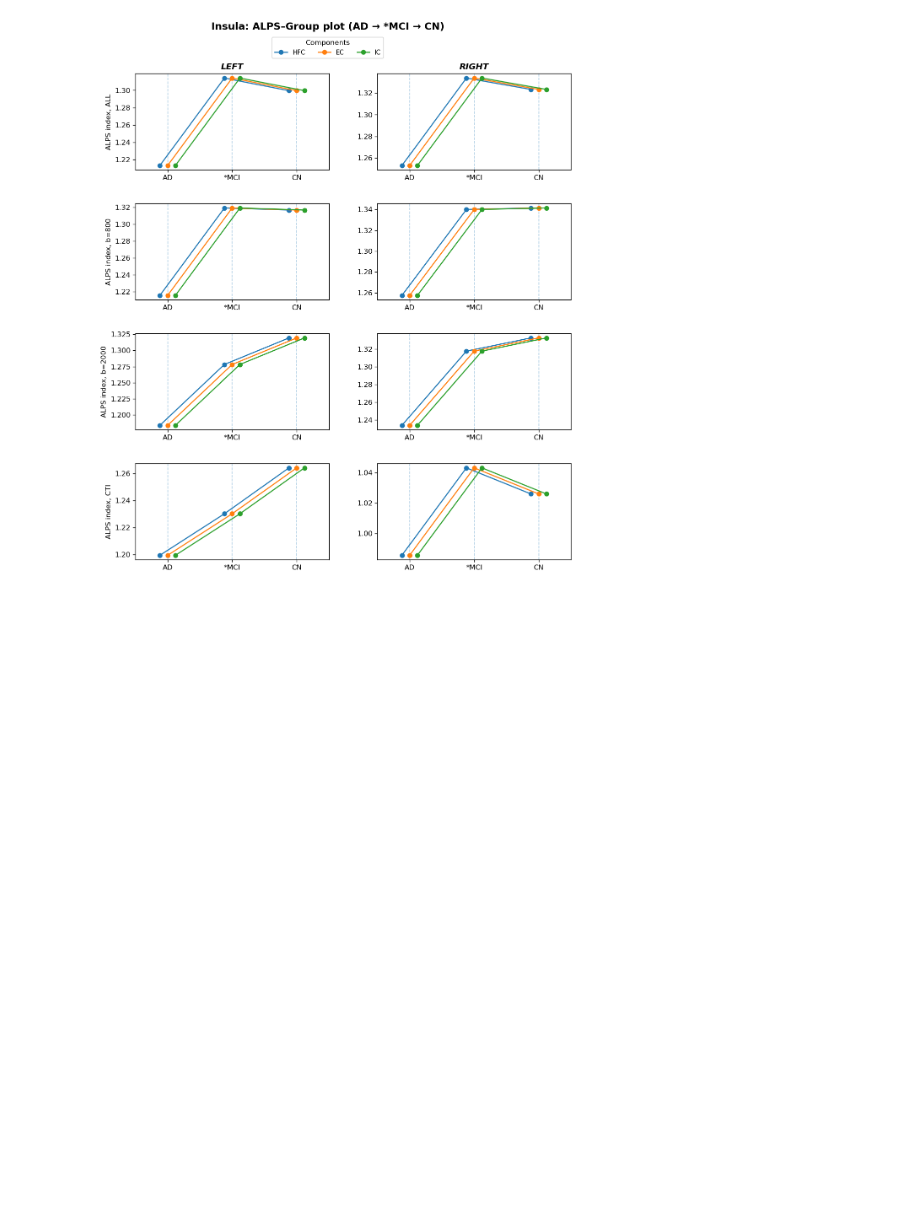
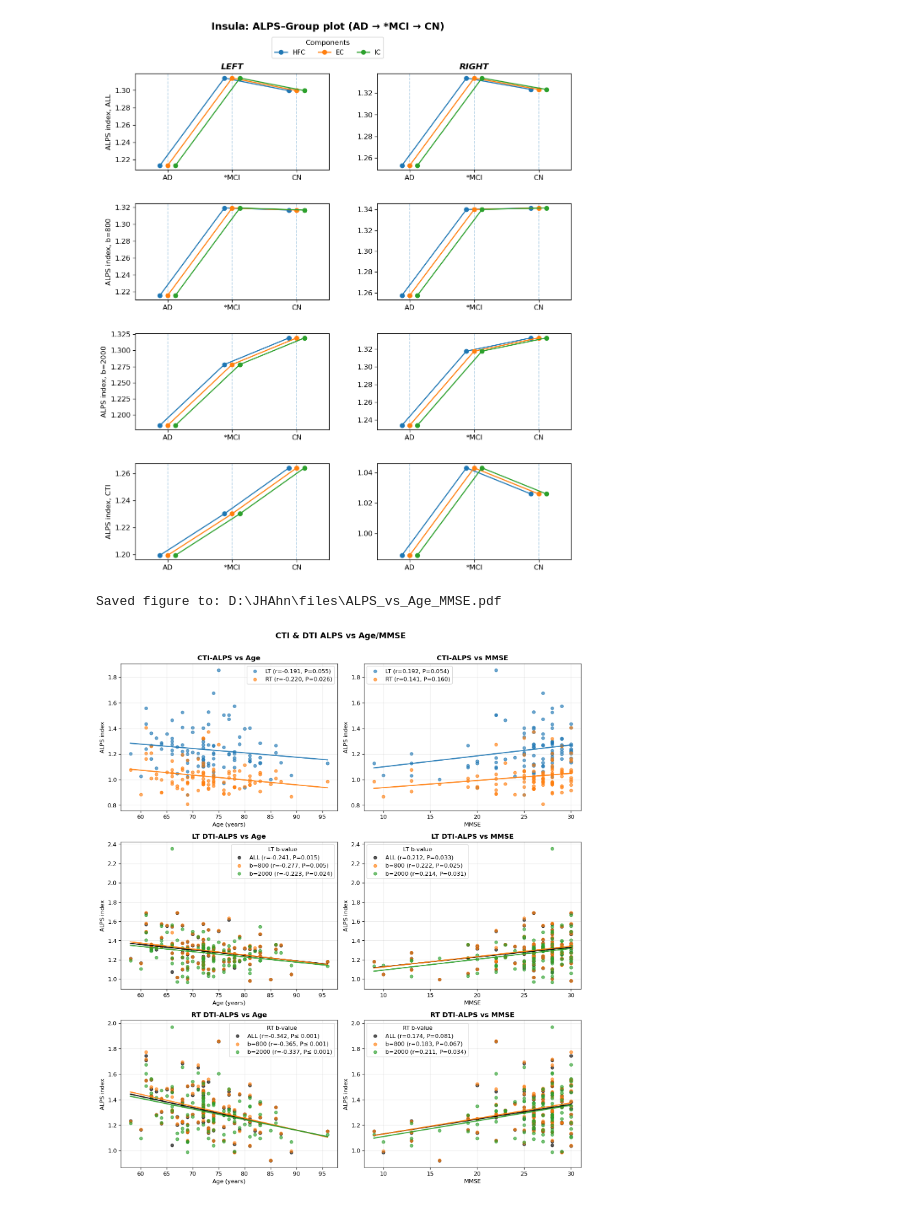
Before and after one commit to salsalGorani/KHNMC_ALPS, a Jupyter notebook: ALPS-Conductivity_Plotting.ipynb, the cells around one changed output. Saved outputs shown, nothing was run; the diff lists cells and outputs as text; code cells hidden in the pictures; blank space fills up the shorter version.

```diff
--- a/ALPS-Conductivity_Plotting.ipynb
+++ b/ALPS-Conductivity_Plotting.ipynb
@@ -281,0 +309,33 @@ Saved: D:\JHAhn\files\ALPS_group_means_byCond_Insula.pdf
+# %%
+cti_stats = {
+    'Age':  {'LT': (-0.191, '0.055'),  'RT': (-0.220, '0.026')},
+    'MMSE': {'LT': ( 0.192, '0.054'),  'RT': ( 0.141, '0.160')},
+}
+dti_stats = {
+    'LT': {
+        'Age':  {'ALL': (-0.241, '0.015'), 'b=800': (-0.277, '0.005'), 'b=2000': (-0.223, '0.024')},
+        'MMSE': {'ALL': ( 0.212, '0.033'), 'b=800': ( 0.222, '0.025'), 'b=2000': ( 0.214, '0.031')},
+    },
+    'RT': {
+        'Age':  {'ALL': (-0.342, '≤ 0.001'), 'b=800': (-0.365, '≤ 0.001'), 'b=2000': (-0.337, '≤ 0.001')},
+        'MMSE': {'ALL': ( 0.174, '0.081'),    'b=800': ( 0.183, '0.067'),    'b=2000': ( 0.211, '0.034')},
+    }
+}
+
+def _fmt_label(base, r, p):
+    """legend용 라벨 포맷터: r은 소수 3자리, p는 '≤ 0.001' 등 특수기호 처리"""
+    if isinstance(p, str):
+        p_clean = p.strip()
+        if p_clean.startswith(('≤', '<', '>')):
+            p_text = f"P{p_clean}"         # 예) '≤ 0.001' -> 'P≤ 0.001'
+        else:
+            p_text = f"P={p_clean}"
+    else:
+        # 숫자면 0.001 미만은 'P≤ 0.001', 그 외는 'P=0.123'
+        try:
+            p_val = float(p)
+            p_text = "P≤ 0.001" if p_val < 0.001 else f"P={p_val:.3f}"
+        except Exception:
+            p_text = f"P={p}"
+
+    return f"{base} (r={float(r):.3f}, {p_text})"
@@ -281,0 +475,12 @@ Saved: D:\JHAhn\files\ALPS_group_means_byCond_Insula.pdf
+# %%
+fig, axes = plot_cti_dti_vs_age_mmse(
+    df,
+    figsize=(12, 14),
+    dpi=120,
+    trend='ols',   # 'ols' 또는 'bin'
+    n_bins=8,      # trend='bin'일 때만 사용
+    savepath=os.path.join(base, "ALPS_vs_Age_MMSE.pdf")
+)
+# %% [output]
+Saved figure to: D:\JHAhn\files\ALPS_vs_Age_MMSE.pdf
+[figure, added]
```
Also changed, not shown: parts of 9 cells of this notebook.
